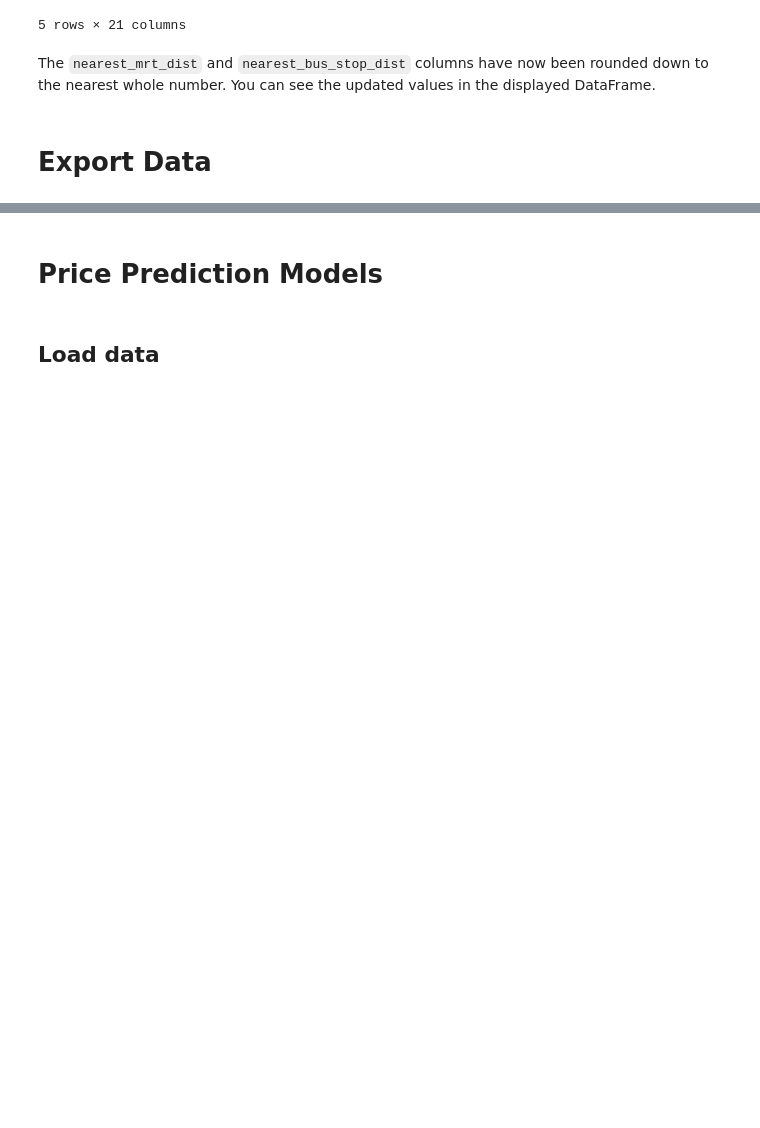
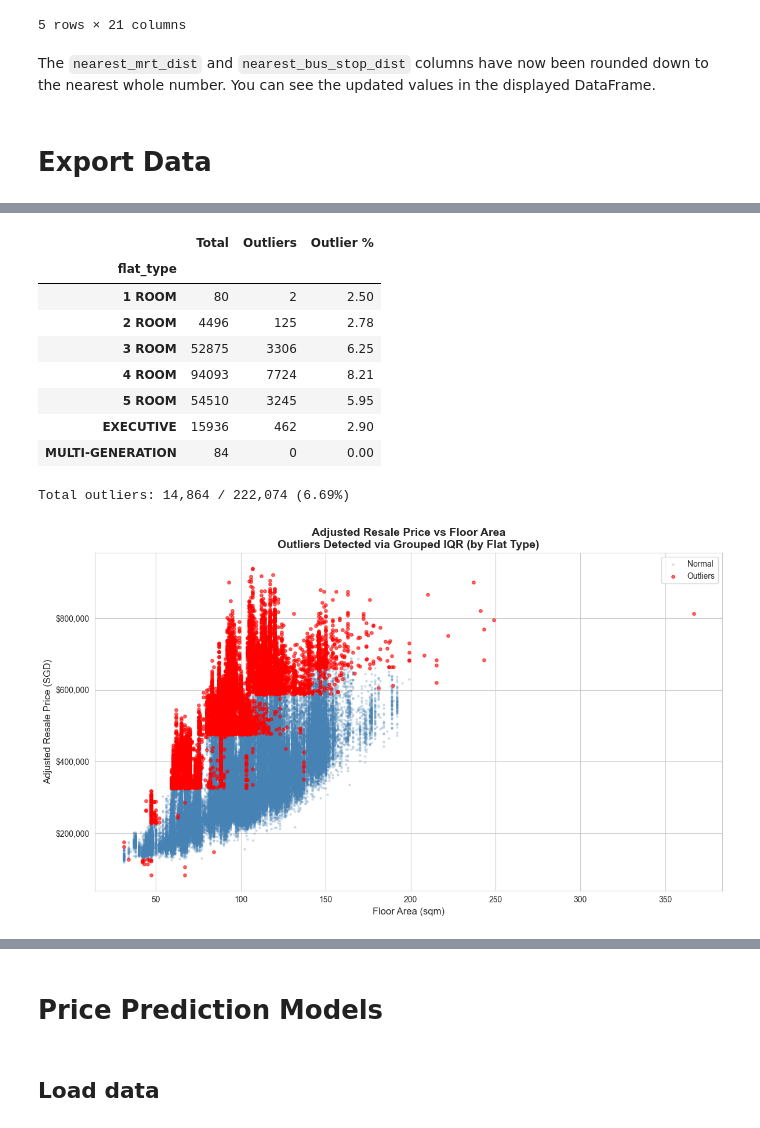
Before and after one commit to halfcoder0/hdb-price-projection-ML, a Jupyter notebook: data-preprocessing.ipynb, the cells around one changed output, grey strips where cells are left out. Drawn from its saved outputs; the diff is of its cells as text; code cells hidden in the pictures; blank space fills up the shorter version.

```diff
--- a/data-preprocessing.ipynb
+++ b/data-preprocessing.ipynb
@@ -464,0 +469,15 @@ transformed.to_csv('Data/processed.csv', index=False)
+# %%
+resale = pd.read_csv("Data/processed.csv")
+resale_extreme = resale[resale['floor_area_sqm'] > 350]  # drop the extreme outlier
+
+summary = resale.groupby('flat_type').agg(
+    Avg_Floor_Area=('floor_area_sqm', 'mean'),
+    Avg_Resale_Price=('resale_price', 'mean'),
+    Avg_Adjusted_Resale=('adjusted_resale', 'mean'),
+    Count=('resale_price', 'count')
+).round(2).sort_values('Avg_Floor_Area')
+
+summary['Avg_Resale_Price'] = summary['Avg_Resale_Price'].apply(lambda x: f'${x:,.0f}')
+summary['Avg_Adjusted_Resale'] = summary['Avg_Adjusted_Resale'].apply(lambda x: f'${x:,.0f}')
+summary['Avg_Floor_Area'] = summary['Avg_Floor_Area'].apply(lambda x: f'{x:.1f} sqm')
+display(summary)
@@ -464,0 +759,54 @@ transformed.to_csv('Data/processed.csv', index=False)
+# %%
+# ------------------------------------------------------------
+# IQR WITHIN GROUPS (by flat_type)
+# ------------------------------------------------------------
+
+plot_df = resale.dropna(subset=['adjusted_resale']).copy()
+
+def flag_outliers_iqr(group, col, multiplier=1.5):
+    Q1 = group[col].quantile(0.25)
+    Q3 = group[col].quantile(0.75)
+    IQR = Q3 - Q1
+    lower = Q1 - multiplier * IQR
+    upper = Q3 + multiplier * IQR
+    return (group[col] < lower) | (group[col] > upper)
+
+# Flag outliers within each flat_type group
+plot_df['is_outlier'] = (
+    plot_df.groupby('flat_type', group_keys=False)
+    .apply(lambda g: flag_outliers_iqr(g, 'adjusted_resale'))
+)
+
+# Summary table
+print("=" * 60)
+print("OUTLIER COUNT BY FLAT TYPE")
+print("=" * 60)
+summary = plot_df.groupby('flat_type')['is_outlier'].agg(
+    Total='count',
+    Outliers='sum'
+)
+summary['Outlier %'] = (summary['Outliers'] / summary['Total'] * 100).round(2)
+display(summary)
+
+print(f"\nTotal outliers: {plot_df['is_outlier'].sum():,} / {len(plot_df):,} ({plot_df['is_outlier'].mean()*100:.2f}%)")
+
+# Scatter plot
+fig, ax = plt.subplots(figsize=(12, 7))
+
+ax.scatter(plot_df.loc[~plot_df['is_outlier'], 'floor_area_sqm'],
+           plot_df.loc[~plot_df['is_outlier'], 'adjusted_resale'],
+           alpha=0.2, s=5, color='steelblue', label='Normal')
+
+ax.scatter(plot_df.loc[plot_df['is_outlier'], 'floor_area_sqm'],
+           plot_df.loc[plot_df['is_outlier'], 'adjusted_resale'],
+           alpha=0.6, s=15, color='red', label='Outliers')
+
+ax.set_xlabel('Floor Area (sqm)', fontsize=12)
+ax.set_ylabel('Adjusted Resale Price (SGD)', fontsize=12)
+ax.set_title('Adjusted Resale Price vs Floor Area\nOutliers Detected via Grouped IQR (by Flat Type)',
+             fontsize=14, fontweight='bold')
+ax.legend()
+ax.yaxis.set_major_formatter(plt.FuncFormatter(lambda x, _: f'${x:,.0f}'))
+plt.tight_layout()
+plt.show()
+# %% [output]
@@ -464,0 +816,11 @@ transformed.to_csv('Data/processed.csv', index=False)
+|  | Total | Outliers | Outlier % |
+| flat_type |  |  |  |
+| 1 ROOM | 80 | 2 | 2.50 |
+| 2 ROOM | 4496 | 125 | 2.78 |
+| 3 ROOM | 52875 | 3306 | 6.25 |
+| 4 ROOM | 94093 | 7724 | 8.21 |
+| 5 ROOM | 54510 | 3245 | 5.95 |
+| EXECUTIVE | 15936 | 462 | 2.90 |
+| MULTI-GENERATION | 84 | 0 | 0.00 |
+Total outliers: 14,864 / 222,074 (6.69%)
+[figure, added]
```
Also changed, not shown: parts of 46 cells of this notebook.
